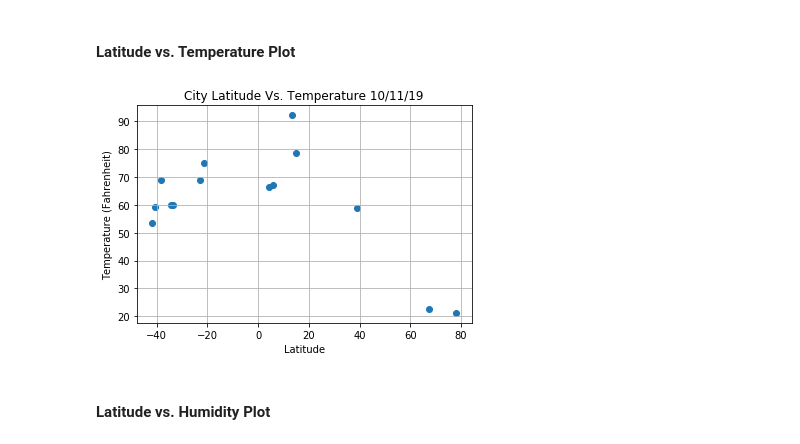
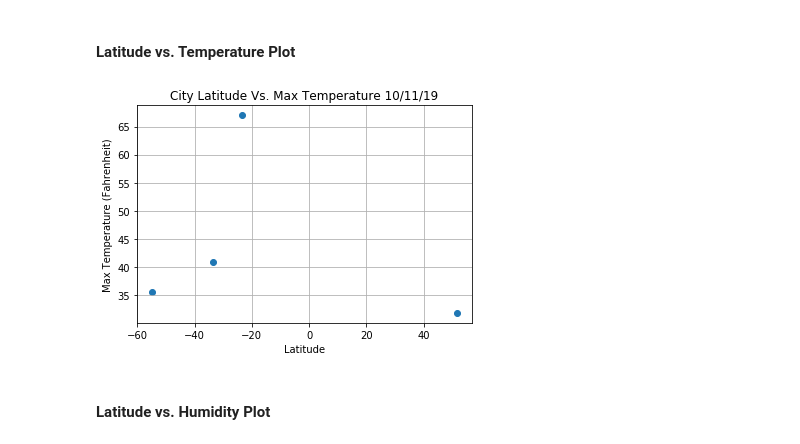
Before and after one commit to scifi451/python-api-challenge, a Jupyter notebook: WeatherPy/WeatherPy-Copy1.ipynb, the cells around one changed output. Saved outputs shown, nothing was run; the diff lists cells and outputs as text; code cells hidden in the pictures.

```diff
--- a/WeatherPy/WeatherPy-Copy1.ipynb
+++ b/WeatherPy/WeatherPy-Copy1.ipynb
@@ -32,8 +32,8 @@ lat_lngs = []
 cities = []
 
 # Create a set of random lat and lng combinations
-lats = np.random.uniform(low=-90.000, high=90.000, size=15)
-lngs = np.random.uniform(low=-180.000, high=180.000, size=15)
+lats = np.random.uniform(low=-90.000, high=90.000, size=5)
+lngs = np.random.uniform(low=-180.000, high=180.000, size=5)
 lat_lngs = zip(lats, lngs)
 
 # Identify nearest city for each lat, lng combination
@@ -55,10 +55,13 @@ len(cities)
 # %%
 # set up lists to hold response info
 lat = []
-temp = []
+temp_max = []
 hum = []
 cloud = []
 wind = []
+long = []
+city = []
+country = []
 
 # Save config information.
 url = "http://api.openweathermap.org/data/2.5/weather?"
@@ -87,19 +90,24 @@ for city in cities:
 
             response = requests.get(query_url + city).json()
             lat.append(response['coord']['lat'])
-            temp.append(response['main']['temp_max'])
+            long.append(response['coord']['lon'])
+            temp_max.append(response['main']['temp_max'])
             hum.append(response['main']['humidity'])
             cloud.append(response['clouds']['all'])
             wind.append(response['wind']['speed'])
+            cu.append(response['sys']['country'])
+            city.append(response['name'])
+
             print(f"Retrieving information for City: {city_name} and City ID is: {city_id} ")
 
         except (KeyError, IndexError):
             print(f"Missing information for City: {city_name}. Skipping city.")
 
-# print(f"The latitude information received is: {lat}")
-# print(f"The temperature information received is: {temp}")
-# print(f"The humidity information received is: {hum}")
-# print(f"The cloudyiness information received is: {cloud}")
-# print(f"The wind information received is: {wind}")
+print(f"The latitude information received is: {lat}")
+print(f"The latitude information received is: {long}")
+print(f"The temperature information received is: {temp_max}")
+print(f"The humidity information received is: {hum}")
+print(f"The cloudyiness information received is: {cloud}")
+print(f"The wind information received is: {wind}")
 #weather_json
 # %% [output]
@@ -123,11 +118,14 @@ Retrieving information for City: Bredasdorp and City ID is: 1015776
 * Display the DataFrame
 # %%
 weather_dict = {
+    #"Longitude": long,
     "Latitude": lat,
-    "Temp Max": temp,
+    "Temp Max": temp_max,
     "Humidity": hum,
     "Cloudiness (%)": cloud,
-    "Wind Speed (MPH)": wind
+    "Wind Speed (MPH)": wind,
+    "City": city,
+
     }
 weather_data = pd.DataFrame(weather_dict)
 weather_data.head()
@@ -147,20 +144,20 @@ weather_data.head()
 # %%
 # Build a scatter plot for each data type
 plt.scatter(weather_data["Latitude"], weather_data["Temp Max"], marker="o")
 
 # Incorporate the other graph properties
-plt.title("City Latitude Vs. Temperature 10/11/19")
-plt.ylabel("Temperature (Fahrenheit)")
+plt.title("City Latitude Vs. Max Temperature 10/11/19")
+plt.ylabel("Max Temperature (Fahrenheit)")
 plt.xlabel("Latitude")
 plt.grid(True)
 
 # Save the figure
 plt.savefig("CityLatitudeVsTemp.png")
 
 # Show plot
 plt.show()
 # %% [output]
-[figure, old version]
+[figure, new version]
 # %% [markdown]
 #### Latitude vs. Humidity Plot
 # %%
```
Also changed, not shown: parts of 3 cells of this notebook, 4 other files.
